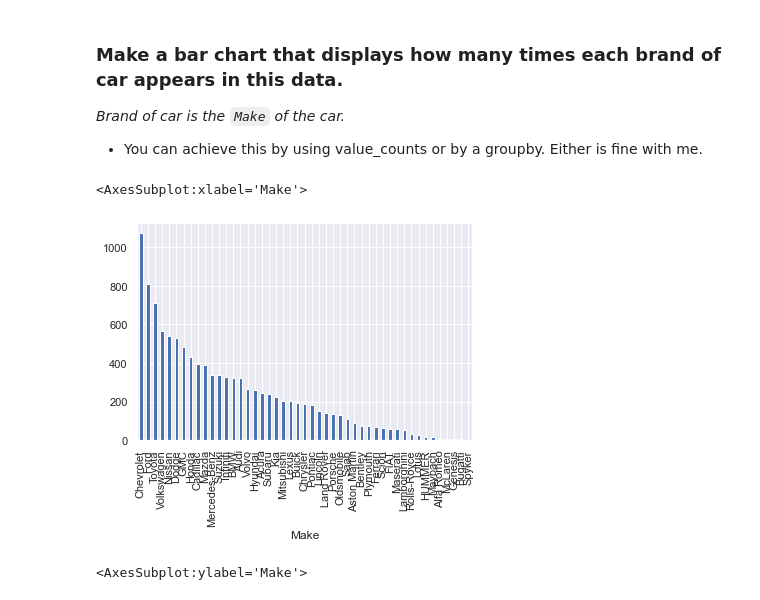
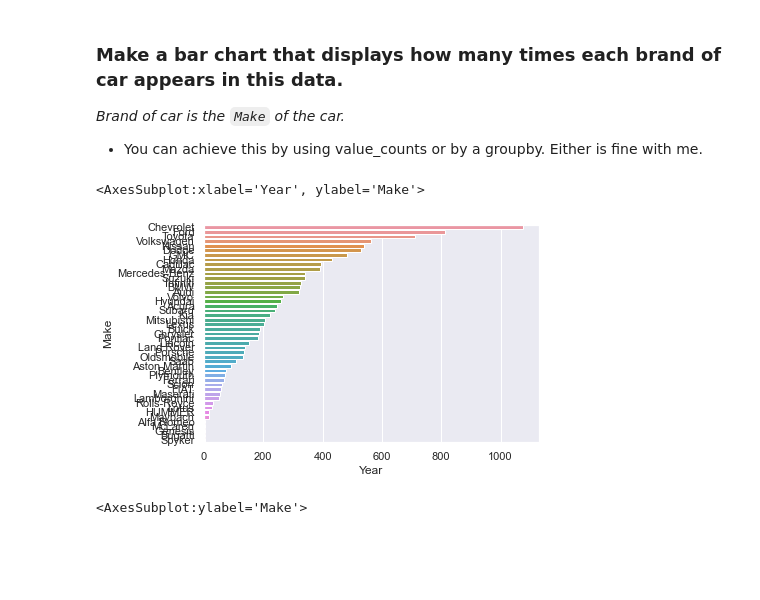
Before and after one commit to deepankarck2/2022-fall-data-science, a Jupyter notebook: Week-02-EDA/Exercise-EDA.ipynb, the cells around one changed output. Saved outputs shown, nothing was run; the diff lists cells and outputs as text; code cells hidden in the pictures; blank space fills up the shorter version.

```diff
--- a/Week-02-EDA/Exercise-EDA.ipynb
+++ b/Week-02-EDA/Exercise-EDA.ipynb
@@ -183,21 +183,20 @@ _Brand of car is the `Make` of the car._
 # %%
 # Make a bar chart that displays how many times each brand of car appears in this data.
 
 #Method 1:
 car_count = df.value_counts('Make')
 
 # Method 2:
 gbo = df.groupby('Make')
-car_count = gbo['Make'].count().sort_values(ascending= False)
-
-#Graphing:
-car_count.plot(kind='bar')
+car_count = gbo['Year'].count().sort_values(ascending= False)
+car_count = pd.DataFrame(car_count).reset_index()
 
 #Method-2
-#sns.barplot(data=car_count) #Question: sns barplot doesn't work here with the series data. What is the work around?
+sns.barplot(data=car_count, x="Year", y="Make") #Question: sns barplot doesn't work here with the series data. What is the work around?
+#car_count.head()
 # %% [output]
-<AxesSubplot:xlabel='Make'>
+<AxesSubplot:xlabel='Year', ylabel='Make'>
-[figure, old version]
+[figure, new version]
 # %%
 # Make the cart more legible, by making it a horizontal bar chart, sorting the values, and changing the figure size.
 
```
Also changed, not shown: 1 other file.
